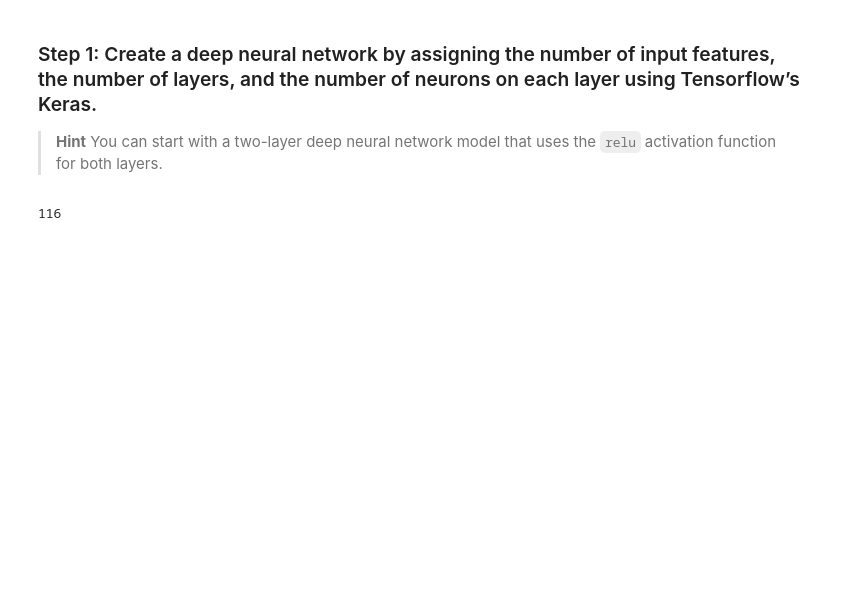
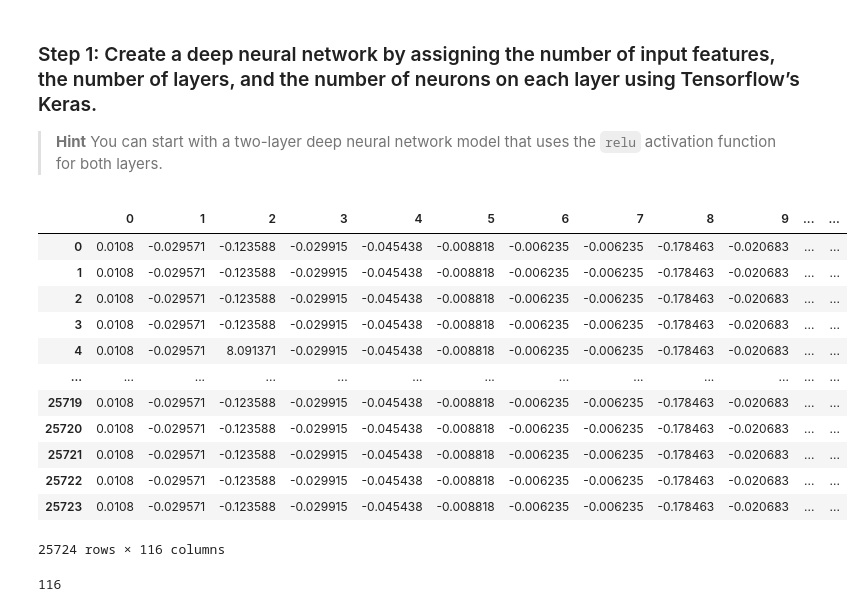
Before and after one commit to phodsman/Venture-Capital-Neural-Network-Classifier, a Jupyter notebook: venture_funding_with_deep_learning.ipynb, the cells around one changed output. Cells and saved outputs as stored; diff of their text form; code cells hidden in the pictures; blank space fills up the shorter version.

```diff
--- a/venture_funding_with_deep_learning.ipynb
+++ b/venture_funding_with_deep_learning.ipynb
@@ -289,6 +290,22 @@ X_test_scaled = scaler.transform(X_test)
 ### Step 1: Create a deep neural network by assigning the number of input features, the number of layers, and the number of neurons on each layer using Tensorflow’s Keras.
 
 > **Hint** You can start with a two-layer deep neural network model that uses the `relu` activation function for both layers.
+# %%
+pd.DataFrame(X_train_scaled)
+# %% [output]
+|  | 0 | 1 | 2 | 3 | 4 | 5 | 6 | 7 | 8 | 9 | ... | ... |
+| 0 | 0.0108 | -0.029571 | -0.123588 | -0.029915 | -0.045438 | -0.008818 | -0.006235 | -0.006235 | -0.178463 | -0.020683 | ... | ... |
+| 1 | 0.0108 | -0.029571 | -0.123588 | -0.029915 | -0.045438 | -0.008818 | -0.006235 | -0.006235 | -0.178463 | -0.020683 | ... | ... |
+| 2 | 0.0108 | -0.029571 | -0.123588 | -0.029915 | -0.045438 | -0.008818 | -0.006235 | -0.006235 | -0.178463 | -0.020683 | ... | ... |
+| 3 | 0.0108 | -0.029571 | -0.123588 | -0.029915 | -0.045438 | -0.008818 | -0.006235 | -0.006235 | -0.178463 | -0.020683 | ... | ... |
+| 4 | 0.0108 | -0.029571 | 8.091371 | -0.029915 | -0.045438 | -0.008818 | -0.006235 | -0.006235 | -0.178463 | -0.020683 | ... | ... |
+| ... | ... | ... | ... | ... | ... | ... | ... | ... | ... | ... | ... | ... |
+| 25719 | 0.0108 | -0.029571 | -0.123588 | -0.029915 | -0.045438 | -0.008818 | -0.006235 | -0.006235 | -0.178463 | -0.020683 | ... | ... |
+| 25720 | 0.0108 | -0.029571 | -0.123588 | -0.029915 | -0.045438 | -0.008818 | -0.006235 | -0.006235 | -0.178463 | -0.020683 | ... | ... |
+| 25721 | 0.0108 | -0.029571 | -0.123588 | -0.029915 | -0.045438 | -0.008818 | -0.006235 | -0.006235 | -0.178463 | -0.020683 | ... | ... |
+| 25722 | 0.0108 | -0.029571 | -0.123588 | -0.029915 | -0.045438 | -0.008818 | -0.006235 | -0.006235 | -0.178463 | -0.020683 | ... | ... |
+| 25723 | 0.0108 | -0.029571 | -0.123588 | -0.029915 | -0.045438 | -0.008818 | -0.006235 | -0.006235 | -0.178463 | -0.020683 | ... | ... |
+25724 rows × 116 columns
 # %%
 # Define the the number of inputs (features) to the model
 number_input_features = len(X_train.iloc[0])
```
Also changed, not shown: parts of 11 cells of this notebook.
